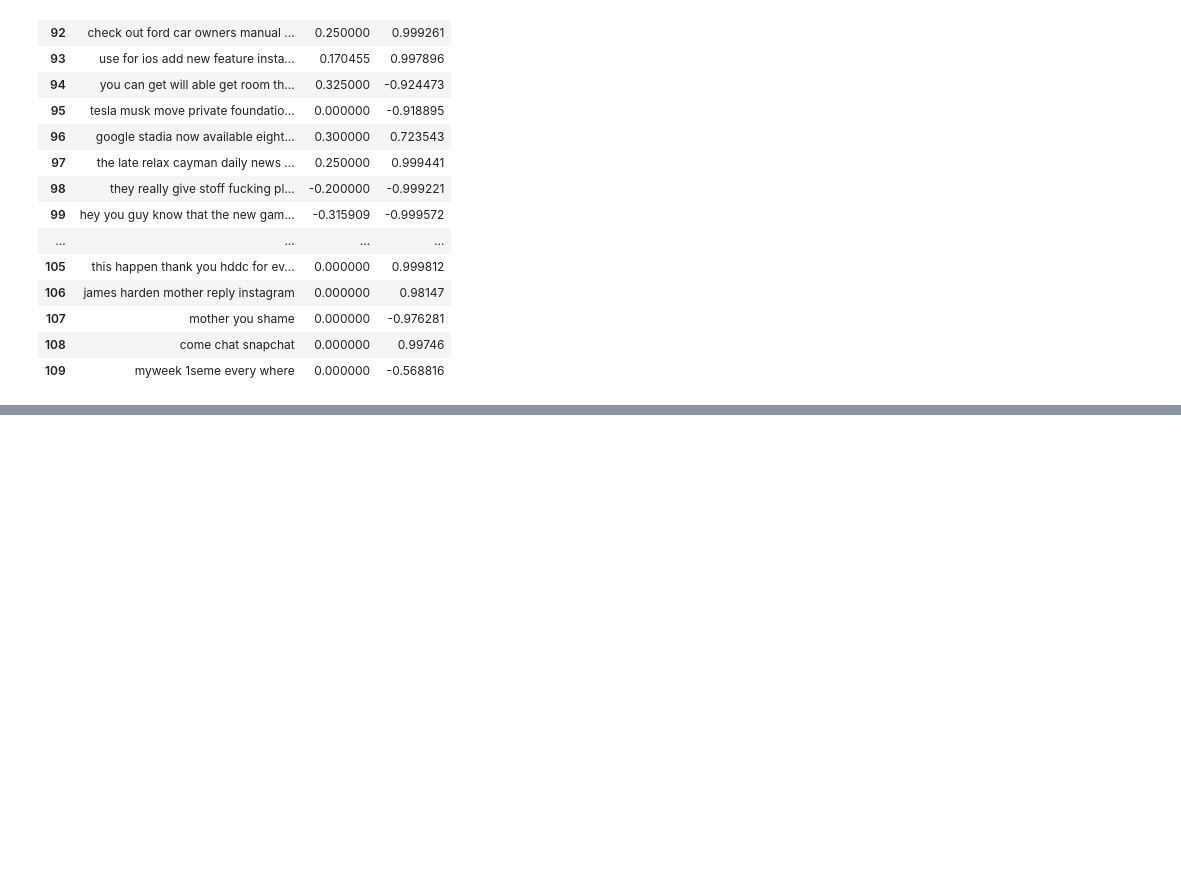
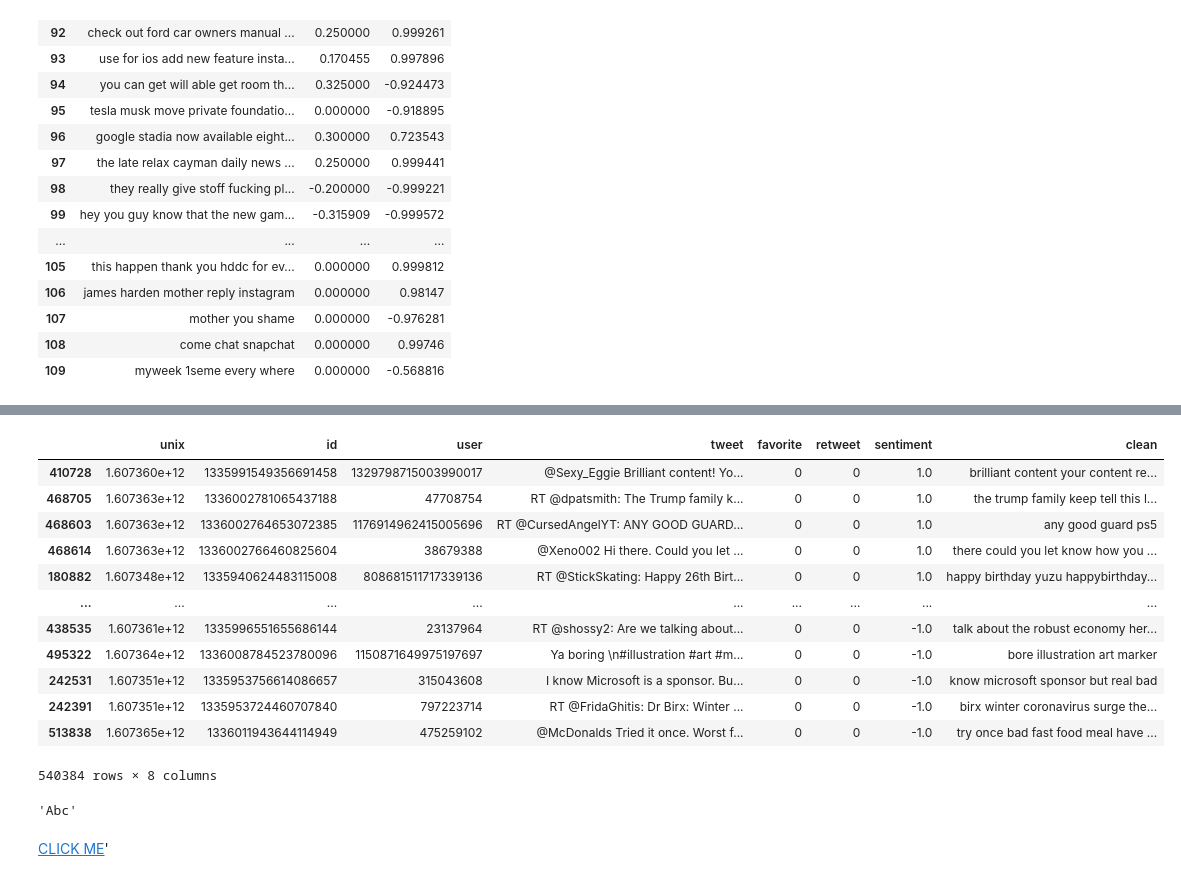
Before and after one commit to singsang2/capstone-twitter-analysis, a Jupyter notebook: Twitter_stream.ipynb, the cells around one changed output, grey strips where cells are left out. Cells and saved outputs as stored; diff of their text form; code cells hidden in the pictures; blank space fills up the shorter version.

```diff
--- a/Twitter_stream.ipynb
+++ b/Twitter_stream.ipynb
@@ -638,0 +655,16 @@ df_2[['clean', 'sentiment', 'proba']].tail(20)
+# %%
+df.sort_values('sentiment', ascending=False)
+# %% [output]
+|  | unix | id | user | tweet | favorite | retweet | sentiment | clean |
+| 410728 | 1.607360e+12 | 1335991549356691458 | 1329798715003990017 | @Sexy_Eggie Brilliant content! Yo... | 0 | 0 | 1.0 | brilliant content your content re... |
+| 468705 | 1.607363e+12 | 1336002781065437188 | 47708754 | RT @dpatsmith: The Trump family k... | 0 | 0 | 1.0 | the trump family keep tell this l... |
+| 468603 | 1.607363e+12 | 1336002764653072385 | 1176914962415005696 | RT @CursedAngelYT: ANY GOOD GUARD... | 0 | 0 | 1.0 | any good guard ps5 |
+| 468614 | 1.607363e+12 | 1336002766460825604 | 38679388 | @Xeno002 Hi there. Could you let ... | 0 | 0 | 1.0 | there could you let know how you ... |
+| 180882 | 1.607348e+12 | 1335940624483115008 | 808681511717339136 | RT @StickSkating: Happy 26th Birt... | 0 | 0 | 1.0 | happy birthday yuzu happybirthday... |
+| ... | ... | ... | ... | ... | ... | ... | ... | ... |
+| 438535 | 1.607361e+12 | 1335996551655686144 | 23137964 | RT @shossy2: Are we talking about... | 0 | 0 | -1.0 | talk about the robust economy her... |
+| 495322 | 1.607364e+12 | 1336008784523780096 | 1150871649975197697 | Ya boring \n#illustration #art #m... | 0 | 0 | -1.0 | bore illustration art marker |
+| 242531 | 1.607351e+12 | 1335953756614086657 | 315043608 | I know Microsoft is a sponsor. Bu... | 0 | 0 | -1.0 | know microsoft sponsor but real bad |
+| 242391 | 1.607351e+12 | 1335953724460707840 | 797223714 | RT @FridaGhitis: Dr Birx: Winter ... | 0 | 0 | -1.0 | birx winter coronavirus surge the... |
+| 513838 | 1.607365e+12 | 1336011943644114949 | 475259102 | @McDonalds Tried it once. Worst f... | 0 | 0 | -1.0 | try once bad fast food meal have ... |
+540384 rows × 8 columns
@@ -638,0 +673,6 @@ df_2[['clean', 'sentiment', 'proba']].tail(20)
+# %%
+a.capitalize()
+# %% [output]
+'Abc'
+# %% [markdown]
+<a href="https://twitter.com/statuses/">CLICK ME</a>'
```
Also changed, not shown: parts of 9 cells of this notebook, 5 other files.
